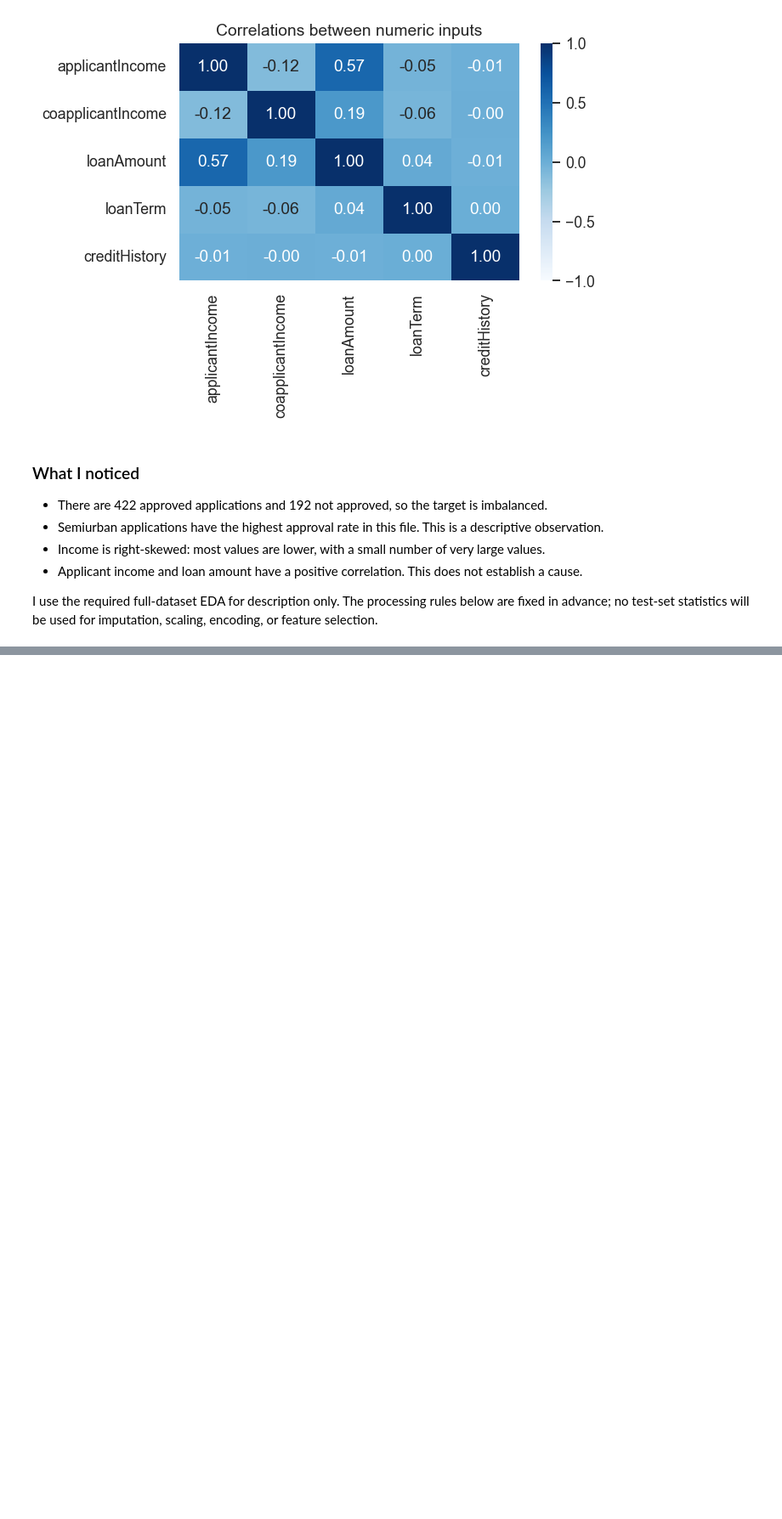
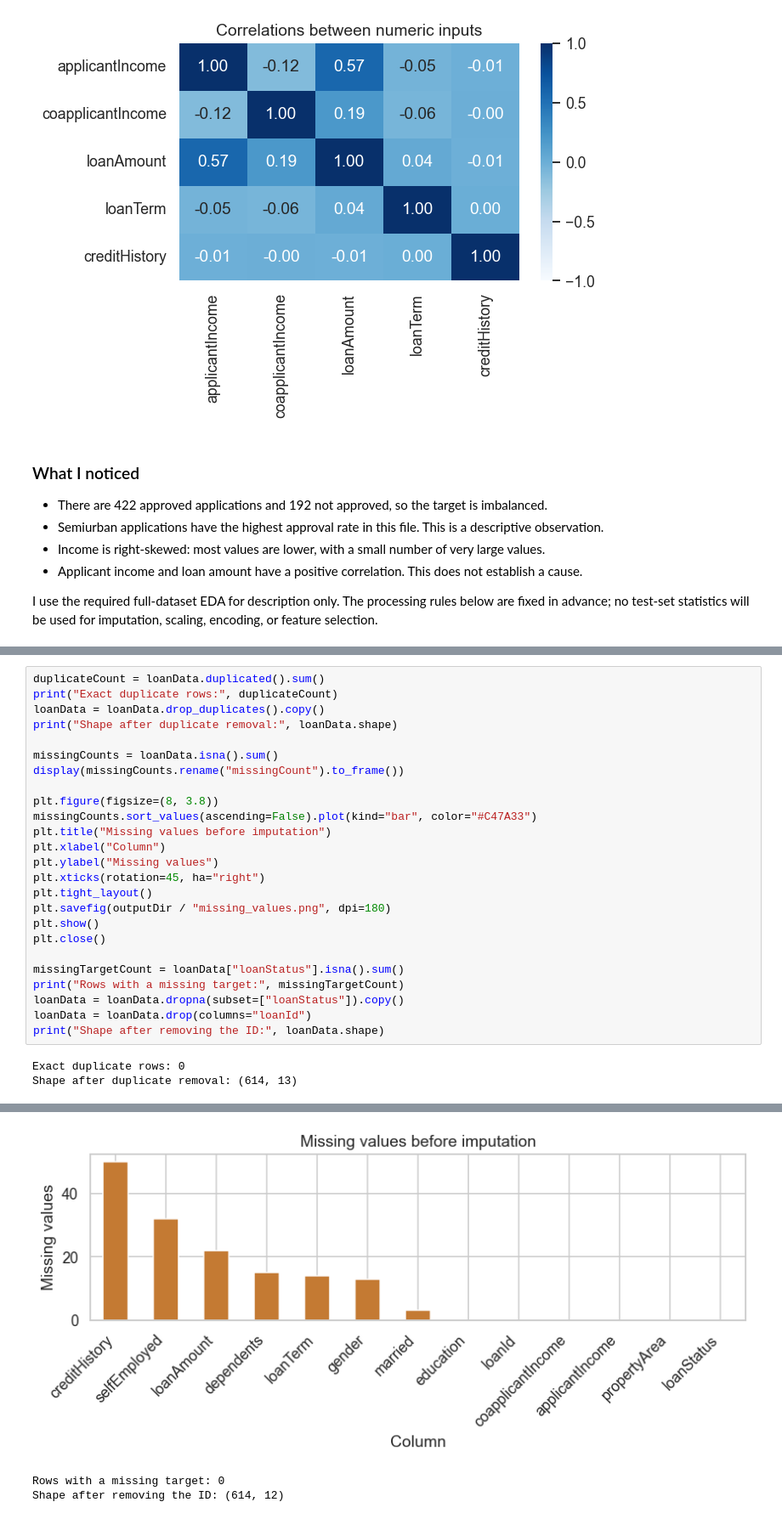
Before and after one commit to fayzliaqat/week2-data-preparation, a Jupyter notebook: week2_data_preparation.ipynb, the cells around one changed output, grey strips where cells are left out. Shown at 85% size. Cells and saved outputs as stored; diff of their text form; blank space fills up the shorter version.

```diff
--- a/week2_data_preparation.ipynb
+++ b/week2_data_preparation.ipynb
@@ -208,0 +234,28 @@ imputation, scaling, encoding, or feature selection.
+# %%
+duplicateCount = loanData.duplicated().sum()
+print("Exact duplicate rows:", duplicateCount)
+loanData = loanData.drop_duplicates().copy()
+print("Shape after duplicate removal:", loanData.shape)
+
+missingCounts = loanData.isna().sum()
+display(missingCounts.rename("missingCount").to_frame())
+
+plt.figure(figsize=(8, 3.8))
+missingCounts.sort_values(ascending=False).plot(kind="bar", color="#C47A33")
+plt.title("Missing values before imputation")
+plt.xlabel("Column")
+plt.ylabel("Missing values")
+plt.xticks(rotation=45, ha="right")
+plt.tight_layout()
+plt.savefig(outputDir / "missing_values.png", dpi=180)
+plt.show()
+plt.close()
+
+missingTargetCount = loanData["loanStatus"].isna().sum()
+print("Rows with a missing target:", missingTargetCount)
+loanData = loanData.dropna(subset=["loanStatus"]).copy()
+loanData = loanData.drop(columns="loanId")
+print("Shape after removing the ID:", loanData.shape)
+# %% [output]
+Exact duplicate rows: 0
+Shape after duplicate removal: (614, 13)
@@ -208,0 +276,3 @@ imputation, scaling, encoding, or feature selection.
+[figure, added]
+Rows with a missing target: 0
+Shape after removing the ID: (614, 12)
```
Also changed, not shown: parts of 4 cells of this notebook, 1 other file.
